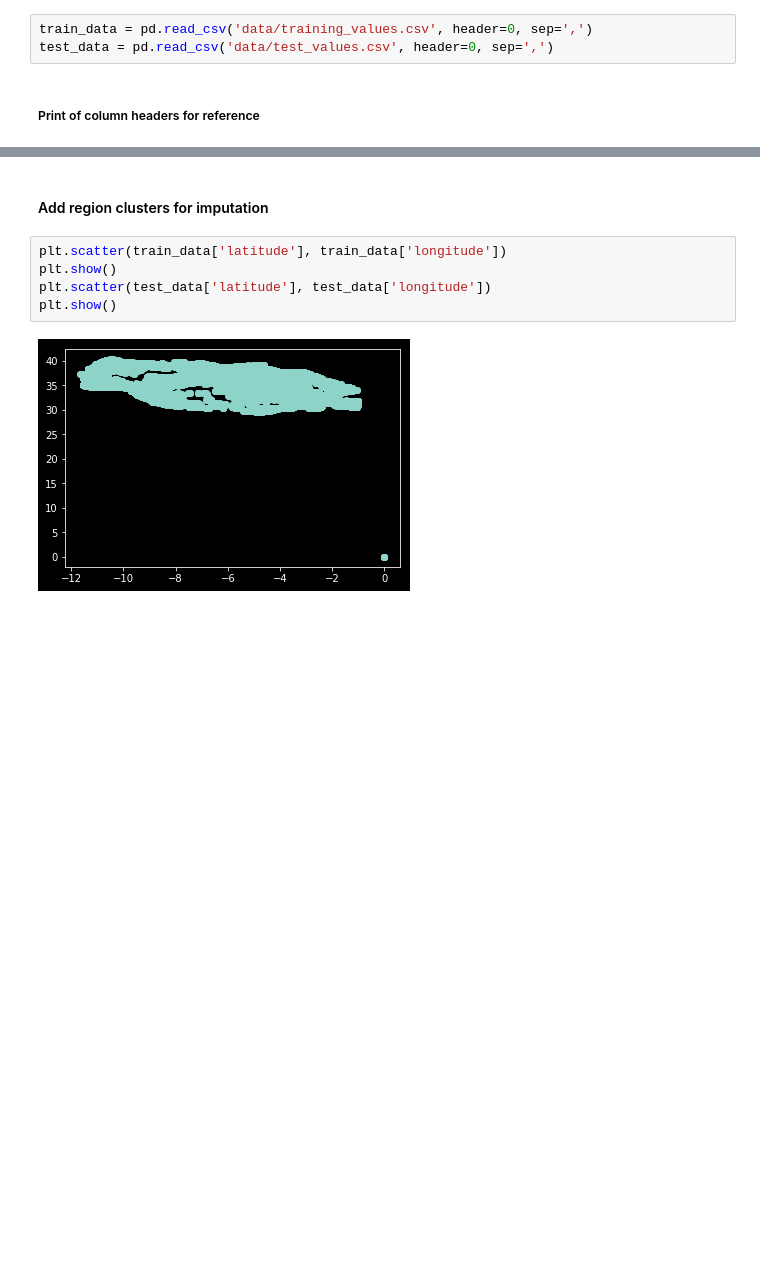
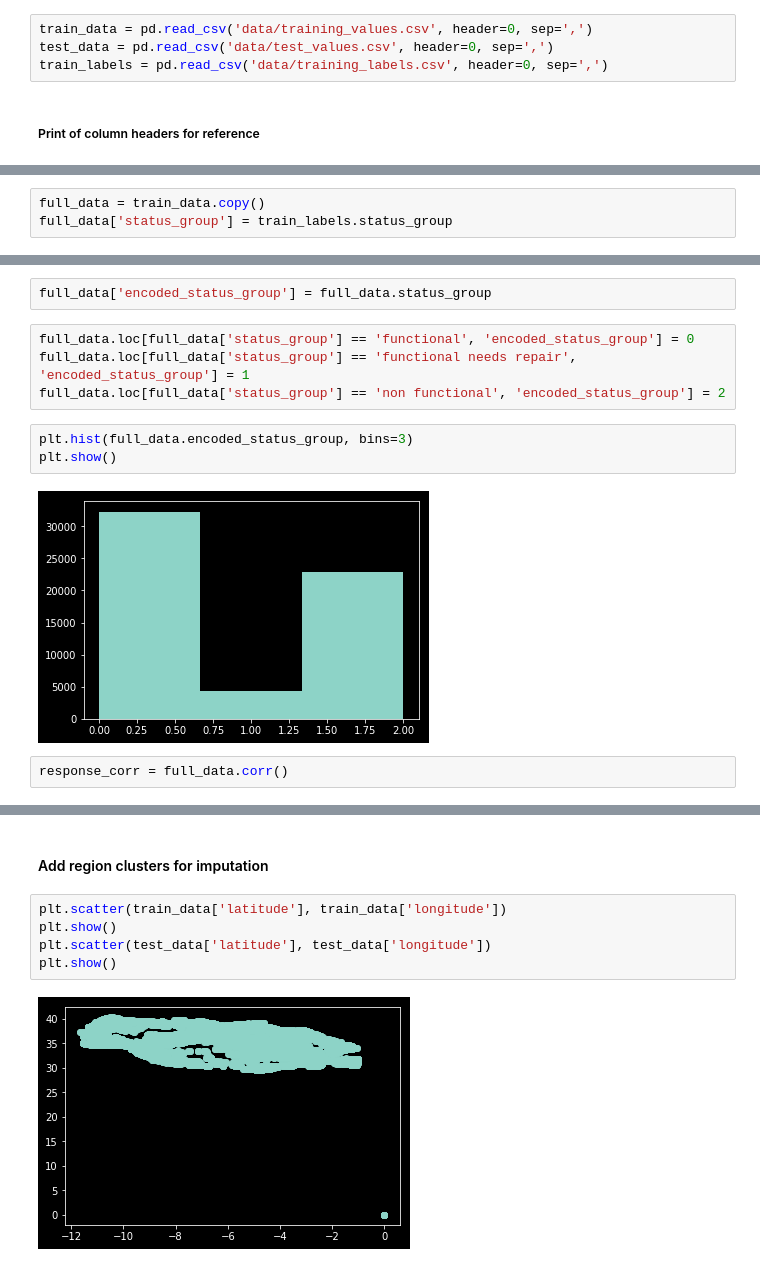
Before and after one commit to dgi804/Capstone_498_Code, a Jupyter notebook: EDA_FULL.ipynb, the cells around one changed output, grey strips where cells are left out. Drawn from its saved outputs; the diff is of its cells as text; blank space fills up the shorter version.

```diff
--- a/EDA_FULL.ipynb
+++ b/EDA_FULL.ipynb
@@ -43,6 +43,7 @@ def dummy_encode(dataframe, drop_var):
 # %%
 train_data = pd.read_csv('data/training_values.csv', header=0, sep=',')
 test_data = pd.read_csv('data/test_values.csv', header=0, sep=',')
+train_labels = pd.read_csv('data/training_labels.csv', header=0, sep=',')
 # %% [markdown]
 ##### Print of column headers for reference
 # %%
@@ -65,0 +108,3 @@ Index(['id', 'amount_tsh', 'date_recorded', 'funder', 'gps_height',
+# %%
+full_data = train_data.copy()
+full_data['status_group'] = train_labels.status_group
@@ -65,0 +131,13 @@ Index(['id', 'amount_tsh', 'date_recorded', 'funder', 'gps_height',
+# %%
+full_data['encoded_status_group'] = full_data.status_group
+# %%
+full_data.loc[full_data['status_group'] == 'functional', 'encoded_status_group'] = 0
+full_data.loc[full_data['status_group'] == 'functional needs repair', 'encoded_status_group'] = 1
+full_data.loc[full_data['status_group'] == 'non functional', 'encoded_status_group'] = 2
+# %%
+plt.hist(full_data.encoded_status_group, bins=3)
+plt.show()
+# %% [output]
+[figure, added]
+# %%
+response_corr = full_data.corr()
```
Also changed, not shown: parts of 21 cells of this notebook, 3 other files.
